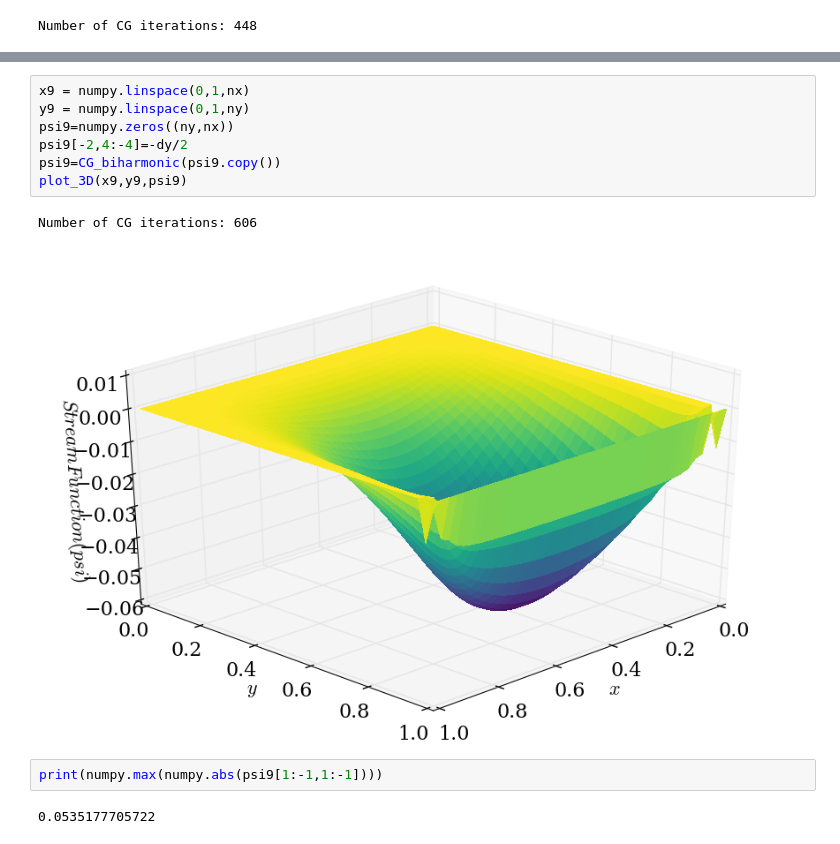
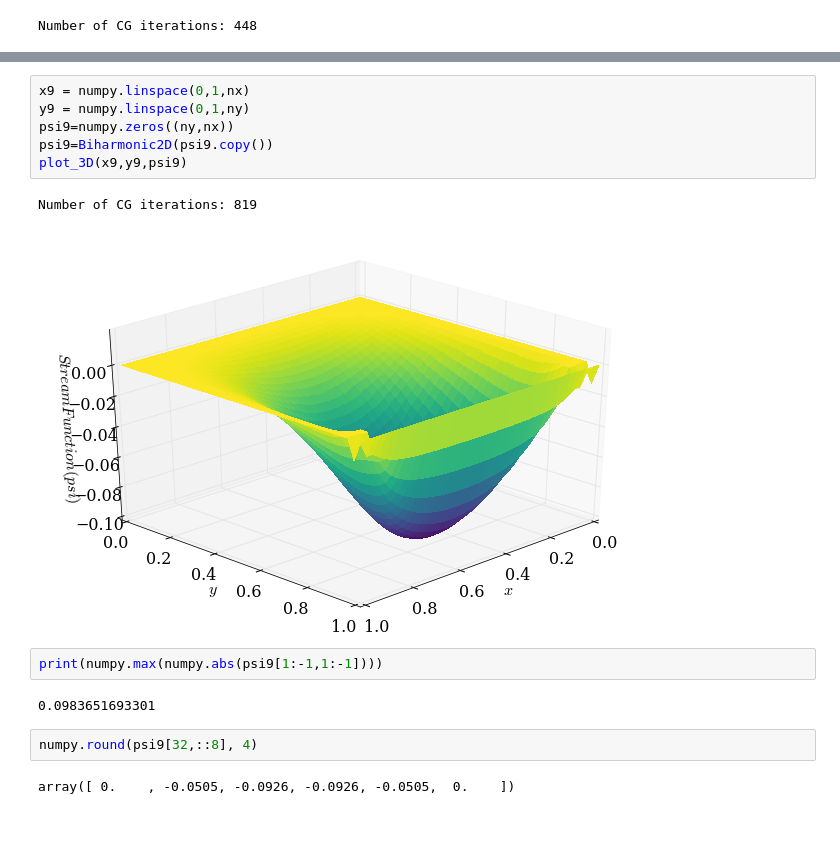
Before and after one commit to be-rays/Module5-StokesFlow, a Jupyter notebook: StokesFlow (1).ipynb, the cells around one changed output, grey strips where cells are left out. Drawn from its saved outputs; the diff is of its cells as text.

```diff
--- a/StokesFlow (1).ipynb
+++ b/StokesFlow (1).ipynb
@@ -1206,14 +1136,17 @@ def Biharmonic2D(psi):
 # %%
 x9 = numpy.linspace(0,1,nx)
 y9 = numpy.linspace(0,1,ny)
 psi9=numpy.zeros((ny,nx))
-psi9[-2,4:-4]=-dy/2
-psi9=CG_biharmonic(psi9.copy())
+psi9=Biharmonic2D(psi9.copy())
 plot_3D(x9,y9,psi9)
 # %% [output]
-Number of CG iterations: 606
+Number of CG iterations: 819
-[figure, old version]
+[figure, new version]
 # %%
 print(numpy.max(numpy.abs(psi9[1:-1,1:-1])))
 # %% [output]
-0.0535177705722
+0.0983651693301
+# %%
+numpy.round(psi9[32,::8], 4)
+# %% [output]
+array([ 0.    , -0.0505, -0.0926, -0.0926, -0.0505,  0.    ])
```
Also changed, not shown: parts of 21 cells of this notebook.
